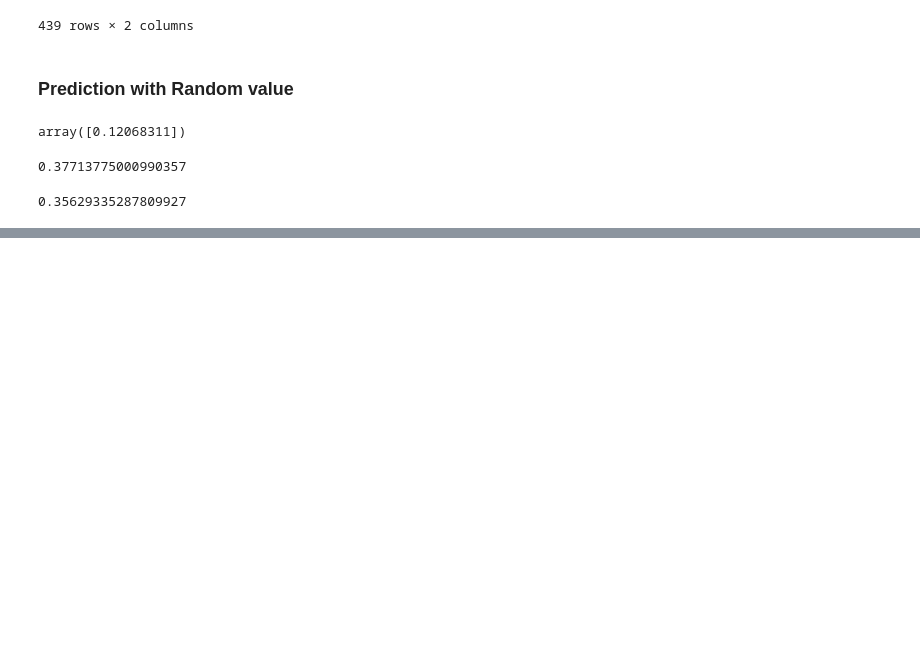
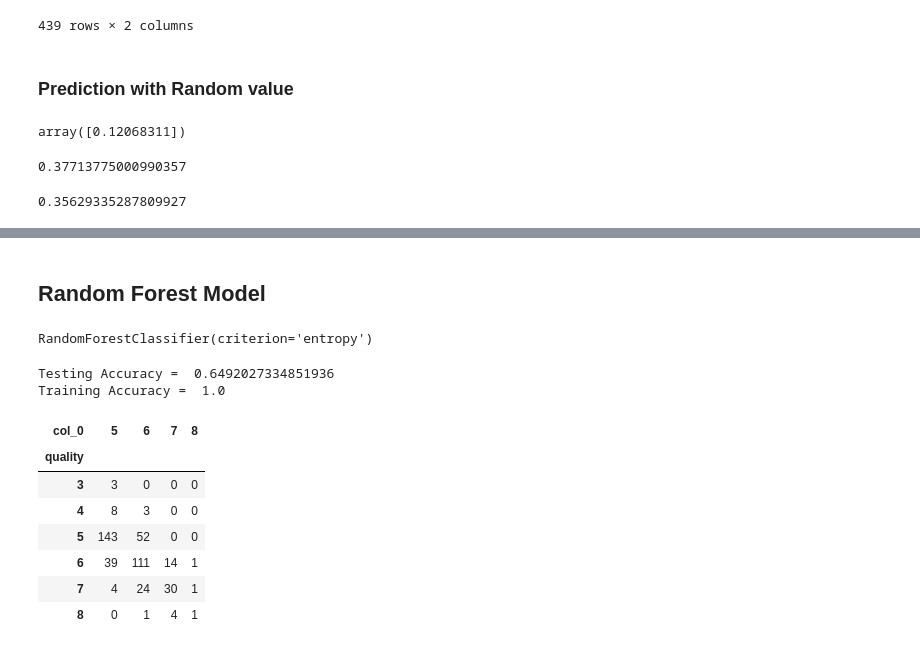
Before and after one commit to smartinternz02/SI-GuidedProject-581124-1694711079, a Jupyter notebook: SI_Assignment4.ipynb, the cells around one changed output, grey strips where cells are left out. Saved outputs shown, nothing was run; the diff lists cells and outputs as text; code cells hidden in the pictures; blank space fills up the shorter version.

```diff
--- a/SI_Assignment4.ipynb
+++ b/SI_Assignment4.ipynb
@@ -524,0 +682,29 @@ print(metrics.r2_score(y_train,y_pred1))
+# %% [markdown]
+## Random Forest Model
+# %%
+from sklearn.ensemble import RandomForestClassifier
+model2 =RandomForestClassifier(criterion='entropy')
+# %%
+model2.fit(X_train,y_train)
+# %% [output]
+RandomForestClassifier(criterion='entropy')
+# %%
+pred5 = model2.predict(X_test)
+pred5_train = model2.predict(X_train)
+# %%
+print('Testing Accuracy = ', accuracy_score(y_test,pred5))
+print('Training Accuracy = ', accuracy_score(y_train,pred5_train))
+# %% [output]
+Testing Accuracy =  0.6492027334851936
+Training Accuracy =  1.0
+# %%
+pd.crosstab(y_test,pred5)
+# %% [output]
+| col_0 | 5 | 6 | 7 | 8 |
+| quality |  |  |  |  |
+| 3 | 3 | 0 | 0 | 0 |
+| 4 | 8 | 3 | 0 | 0 |
+| 5 | 143 | 52 | 0 | 0 |
+| 6 | 39 | 111 | 14 | 1 |
+| 7 | 4 | 24 | 30 | 1 |
+| 8 | 0 | 1 | 4 | 1 |
```
Also changed, not shown: parts of 24 cells of this notebook, 1 other file.
